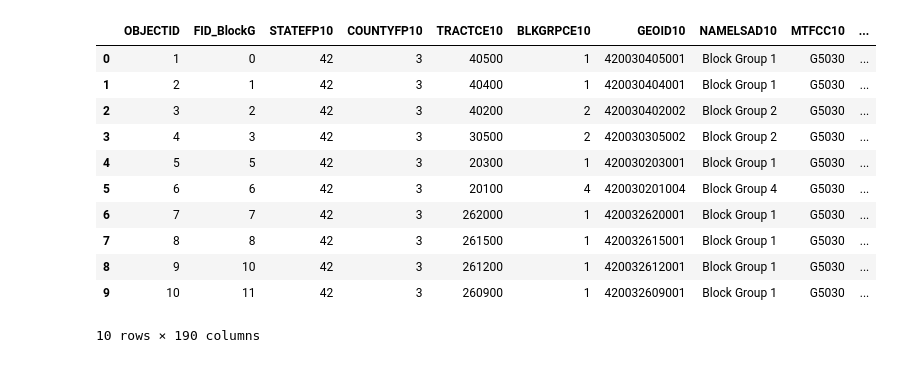
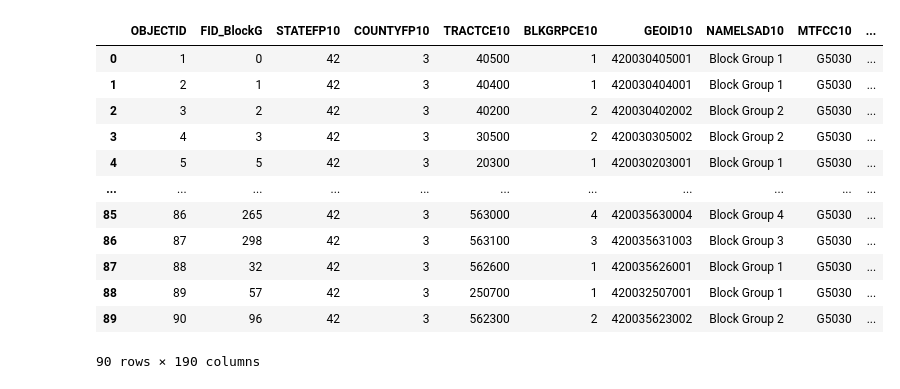
Before and after one commit to worldofrs/BigIdeas-best-PGH-neighborhoods, a Jupyter notebook: Walkability_data-analysis.ipynb, the cells around one changed output. Drawn from its saved outputs; the diff is of its cells as text; code cells hidden in the pictures.

```diff
--- a/Walkability_data-analysis.ipynb
+++ b/Walkability_data-analysis.ipynb
@@ -7,19 +6,19 @@ import matplotlib.pyplot as plt
 # %%
-# load in the Playground Equipment data file
-data = pd.read_csv("https://pghgishub-pittsburghpa.opendata.arcgis.com/datasets/3ca13246362540fa8b4b567f84a1255b_0.csv?outSR=%7B%22latestWkid%22%3A6565%2C%22wkid%22%3A103142%7D")
+import pandas as pd
 
-# look at the first ten rows of the data
-data.head(10)
+walk = pd.read_csv("https://pghgishub-pittsburghpa.opendata.arcgis.com/datasets/3ca13246362540fa8b4b567f84a1255b_0.csv?outSR=%7B%22latestWkid%22%3A6565%2C%22wkid%22%3A103142%7D")
+walk.head(100)
 # %% [output]
 |  | OBJECTID | FID_BlockG | STATEFP10 | COUNTYFP10 | TRACTCE10 | BLKGRPCE10 | GEOID10 | NAMELSAD10 | MTFCC10 | ... |
 | 0 | 1 | 0 | 42 | 3 | 40500 | 1 | 420030405001 | Block Group 1 | G5030 | ... |
 | 1 | 2 | 1 | 42 | 3 | 40400 | 1 | 420030404001 | Block Group 1 | G5030 | ... |
 | 2 | 3 | 2 | 42 | 3 | 40200 | 2 | 420030402002 | Block Group 2 | G5030 | ... |
 | 3 | 4 | 3 | 42 | 3 | 30500 | 2 | 420030305002 | Block Group 2 | G5030 | ... |
 | 4 | 5 | 5 | 42 | 3 | 20300 | 1 | 420030203001 | Block Group 1 | G5030 | ... |
-| 5 | 6 | 6 | 42 | 3 | 20100 | 4 | 420030201004 | Block Group 4 | G5030 | ... |
-| 6 | 7 | 7 | 42 | 3 | 262000 | 1 | 420032620001 | Block Group 1 | G5030 | ... |
-| 7 | 8 | 8 | 42 | 3 | 261500 | 1 | 420032615001 | Block Group 1 | G5030 | ... |
-| 8 | 9 | 10 | 42 | 3 | 261200 | 1 | 420032612001 | Block Group 1 | G5030 | ... |
-| 9 | 10 | 11 | 42 | 3 | 260900 | 1 | 420032609001 | Block Group 1 | G5030 | ... |
+| ... | ... | ... | ... | ... | ... | ... | ... | ... | ... | ... |
+| 85 | 86 | 265 | 42 | 3 | 563000 | 4 | 420035630004 | Block Group 4 | G5030 | ... |
+| 86 | 87 | 298 | 42 | 3 | 563100 | 3 | 420035631003 | Block Group 3 | G5030 | ... |
+| 87 | 88 | 32 | 42 | 3 | 562600 | 1 | 420035626001 | Block Group 1 | G5030 | ... |
+| 88 | 89 | 57 | 42 | 3 | 250700 | 1 | 420032507001 | Block Group 1 | G5030 | ... |
+| 89 | 90 | 96 | 42 | 3 | 562300 | 2 | 420035623002 | Block Group 2 | G5030 | ... |
-10 rows × 190 columns
+90 rows × 190 columns
```
Also changed, not shown: parts of 5 cells of this notebook.
